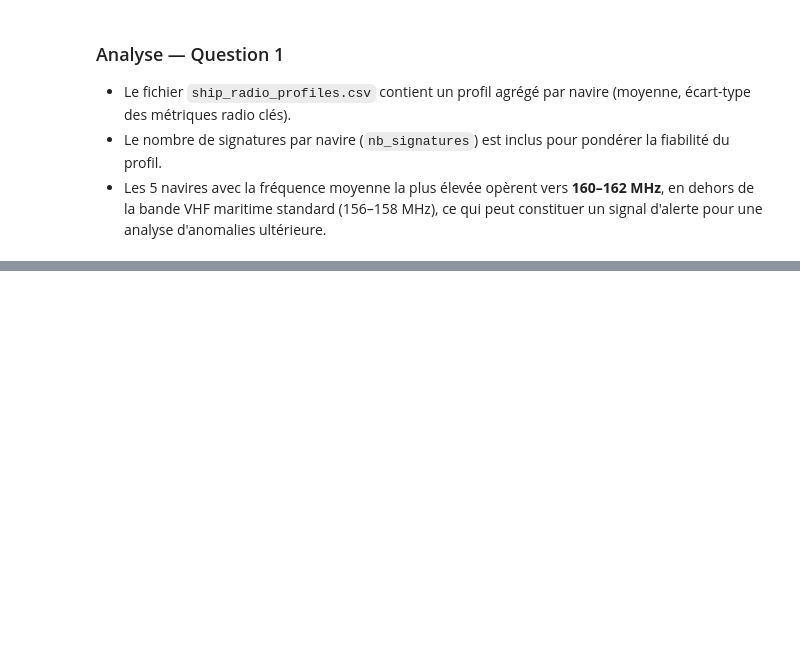
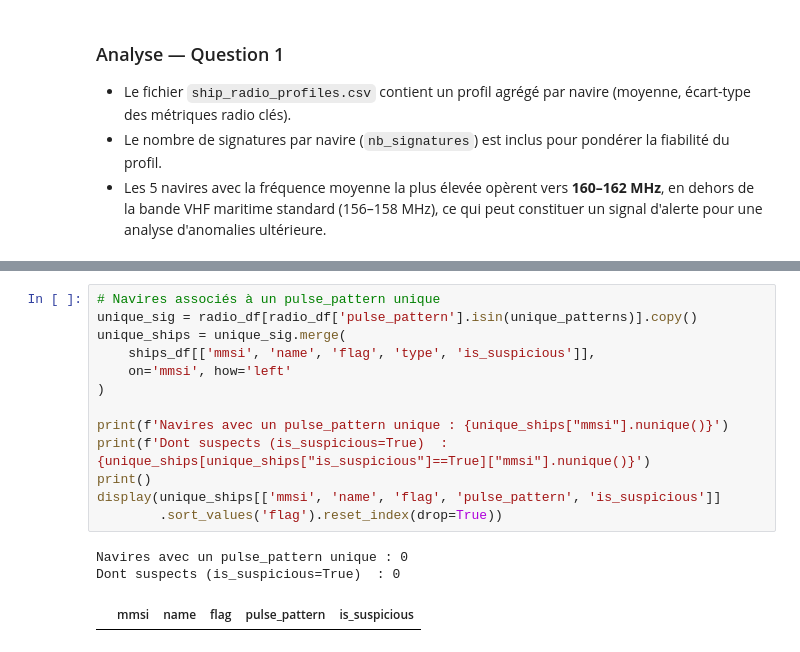
Before and after one commit to nemily-A7/hackathon, a Jupyter notebook: work/solutions_generalisation.ipynb, the cells around one changed output, grey strips where cells are left out. Drawn from its saved outputs; the diff is of its cells as text; blank space fills up the shorter version.

```diff
--- a/work/solutions_generalisation.ipynb
+++ b/work/solutions_generalisation.ipynb
@@ -107,0 +139,17 @@ Graphique sauvegardé → q1_top5_frequence.png
+# %%
+# Navires associés à un pulse_pattern unique
+unique_sig = radio_df[radio_df['pulse_pattern'].isin(unique_patterns)].copy()
+unique_ships = unique_sig.merge(
+    ships_df[['mmsi', 'name', 'flag', 'type', 'is_suspicious']],
+    on='mmsi', how='left'
+)
+
+print(f'Navires avec un pulse_pattern unique : {unique_ships["mmsi"].nunique()}')
+print(f'Dont suspects (is_suspicious=True)  : {unique_ships[unique_ships["is_suspicious"]==True]["mmsi"].nunique()}')
+print()
+display(unique_ships[['mmsi', 'name', 'flag', 'pulse_pattern', 'is_suspicious']]
+        .sort_values('flag').reset_index(drop=True))
+# %% [output]
+Navires avec un pulse_pattern unique : 0
+Dont suspects (is_suspicious=True)  : 0
+|  | mmsi | name | flag | pulse_pattern | is_suspicious |
```
Also changed, not shown: parts of 4 cells of this notebook, 1 other file.
